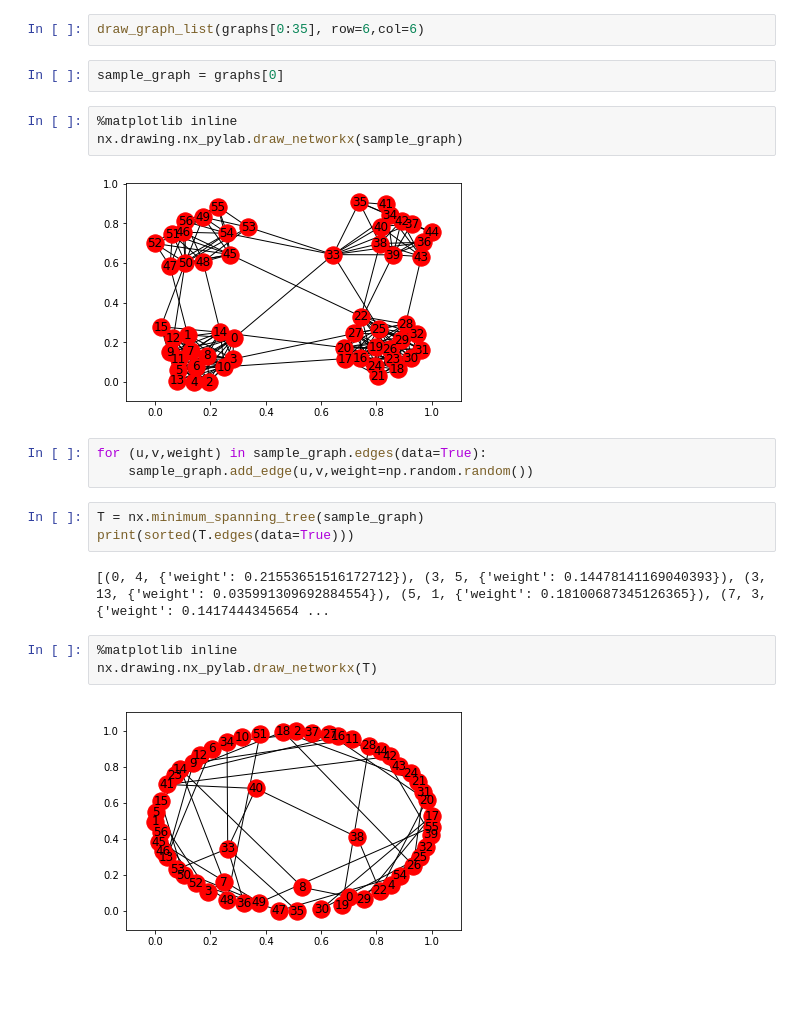
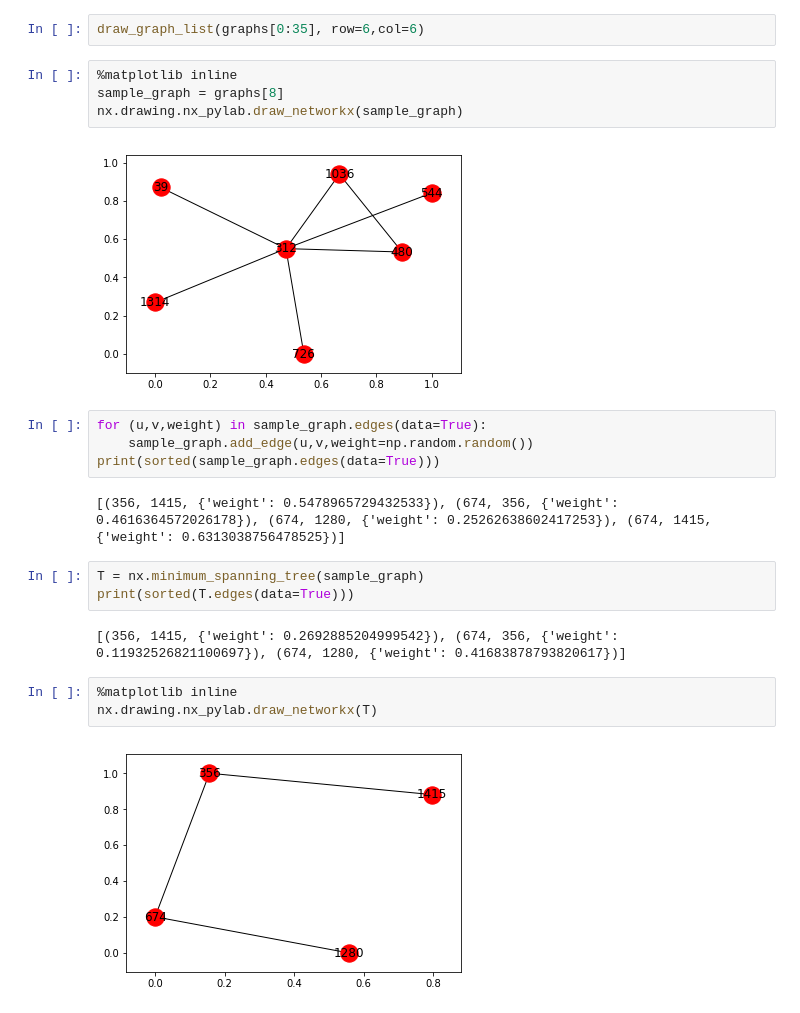
Before and after one commit to BrandonKates/graph-generation, a Jupyter notebook: Generate Graphs.ipynb, the cells around one changed output. Cells and saved outputs as stored; diff of their text form; blank space fills up the shorter version.

Commit message:
add my own graph gen filey

```diff
--- a/Generate Graphs.ipynb
+++ b/Generate Graphs.ipynb
@@ -18,22 +30,24 @@ Creating dataset with  4  communities
 # %%
 draw_graph_list(graphs[0:35], row=6,col=6)
-# %%
-sample_graph = graphs[0]
 # %%
 %matplotlib inline
+sample_graph = graphs[8]
 nx.drawing.nx_pylab.draw_networkx(sample_graph)
 # %% [output]
-[figure, old version]
+[figure, new version]
 # %%
 for (u,v,weight) in sample_graph.edges(data=True):
     sample_graph.add_edge(u,v,weight=np.random.random())
+print(sorted(sample_graph.edges(data=True)))
+# %% [output]
+[(356, 1415, {'weight': 0.5478965729432533}), (674, 356, {'weight': 0.4616364572026178}), (674, 1280, {'weight': 0.25262638602417253}), (674, 1415, {'weight': 0.6313038756478525})]
 # %%
 T = nx.minimum_spanning_tree(sample_graph)
 print(sorted(T.edges(data=True)))
 # %% [output]
-[(0, 4, {'weight': 0.21553651516172712}), (3, 5, {'weight': 0.14478141169040393}), (3, 13, {'weight': 0.035991309692884554}), (5, 1, {'weight': 0.18100687345126365}), (7, 3, {'weight': 0.1417444345654 ...
+[(356, 1415, {'weight': 0.2692885204999542}), (674, 356, {'weight': 0.11932526821100697}), (674, 1280, {'weight': 0.41683878793820617})]
 # %%
 %matplotlib inline
 nx.drawing.nx_pylab.draw_networkx(T)
 # %% [output]
-[figure, old version]
+[figure, new version]
```
Also changed, not shown: parts of 5 cells of this notebook, 3 other files.
